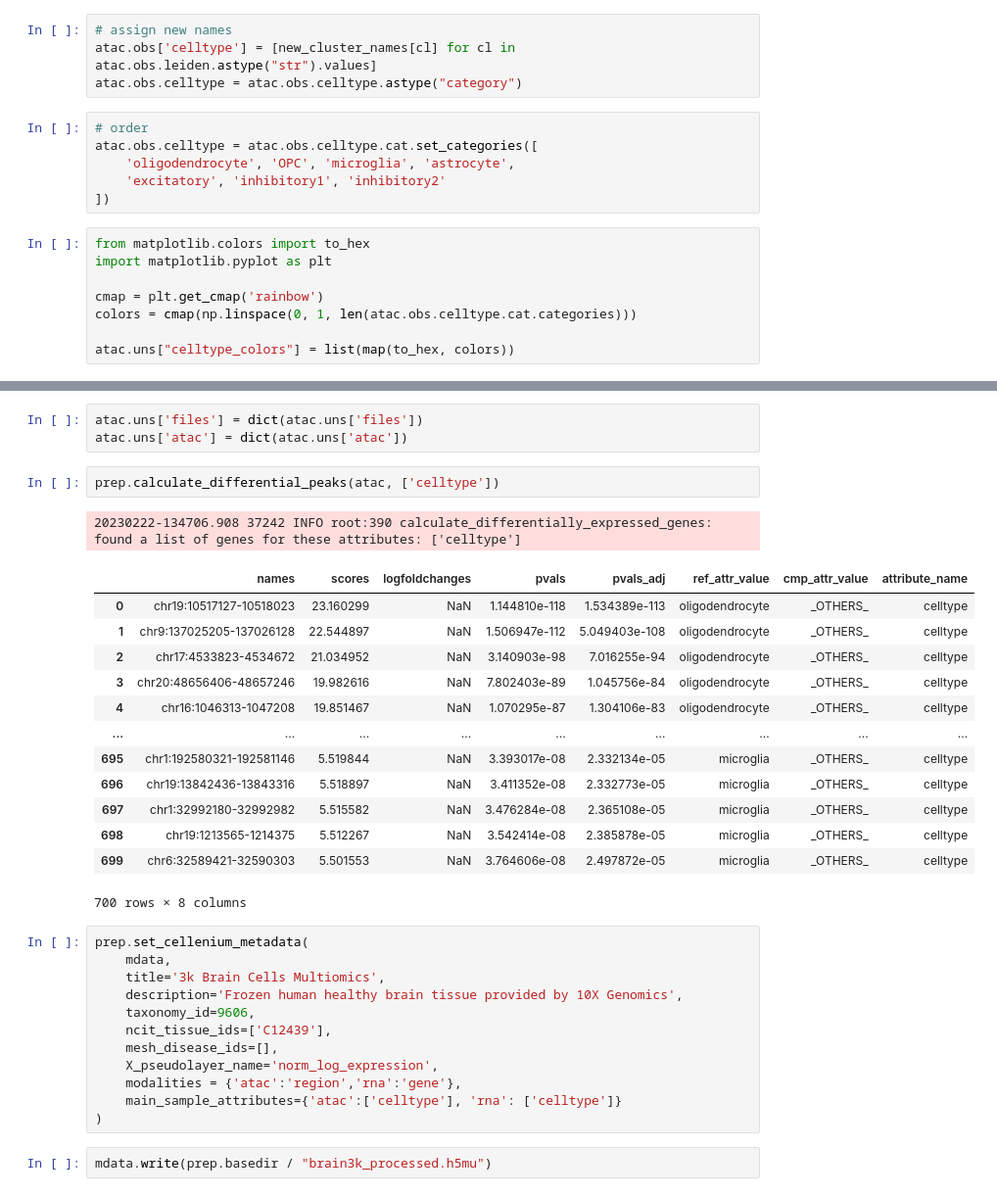
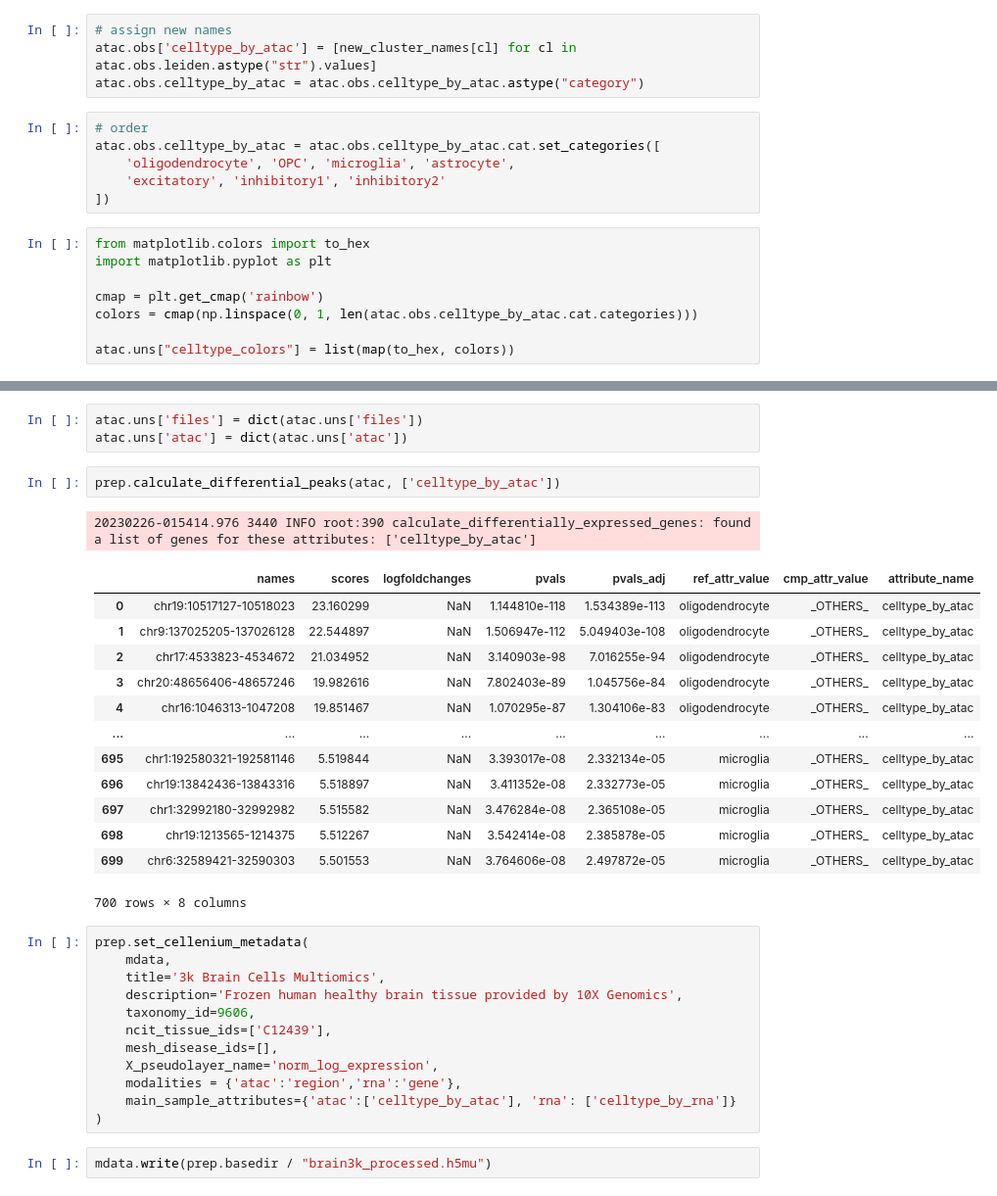
Before and after one commit to Bayer-Group/cellenium, a Jupyter notebook: data_import/public_data/3k_brain_cells.ipynb, the cells around one changed output, grey strips where cells are left out. Shown at 98% size. Cells and saved outputs as stored; diff of their text form.

```diff
--- a/data_import/public_data/3k_brain_cells.ipynb
+++ b/data_import/public_data/3k_brain_cells.ipynb
@@ -240,11 +232,11 @@ new_cluster_names = {
 }
 # %%
 # assign new names
-atac.obs['celltype'] = [new_cluster_names[cl] for cl in atac.obs.leiden.astype("str").values]
-atac.obs.celltype = atac.obs.celltype.astype("category")
+atac.obs['celltype_by_atac'] = [new_cluster_names[cl] for cl in atac.obs.leiden.astype("str").values]
+atac.obs.celltype_by_atac = atac.obs.celltype_by_atac.astype("category")
 # %%
 # order
-atac.obs.celltype = atac.obs.celltype.cat.set_categories([
+atac.obs.celltype_by_atac = atac.obs.celltype_by_atac.cat.set_categories([
     'oligodendrocyte', 'OPC', 'microglia', 'astrocyte',
     'excitatory', 'inhibitory1', 'inhibitory2'
 ])
@@ -253,7 +245,7 @@ from matplotlib.colors import to_hex
 import matplotlib.pyplot as plt
 
 cmap = plt.get_cmap('rainbow')
-colors = cmap(np.linspace(0, 1, len(atac.obs.celltype.cat.categories)))
+colors = cmap(np.linspace(0, 1, len(atac.obs.celltype_by_atac.cat.categories)))
 
 atac.uns["celltype_colors"] = list(map(to_hex, colors))
 # %%
@@ -307,21 +262,21 @@ prep.remove_raw_and_layers(atac)
 atac.uns['files'] = dict(atac.uns['files'])
 atac.uns['atac'] = dict(atac.uns['atac'])
 # %%
-prep.calculate_differential_peaks(atac, ['celltype'])
+prep.calculate_differential_peaks(atac, ['celltype_by_atac'])
 # %% [output]
-20230222-134706.908 37242 INFO root:390 calculate_differentially_expressed_genes: found a list of genes for these attributes: ['celltype']
+20230226-015414.976 3440 INFO root:390 calculate_differentially_expressed_genes: found a list of genes for these attributes: ['celltype_by_atac']
 |  | names | scores | logfoldchanges | pvals | pvals_adj | ref_attr_value | cmp_attr_value | attribute_name |
-| 0 | chr19:10517127-10518023 | 23.160299 | NaN | 1.144810e-118 | 1.534389e-113 | oligodendrocyte | _OTHERS_ | celltype |
-| 1 | chr9:137025205-137026128 | 22.544897 | NaN | 1.506947e-112 | 5.049403e-108 | oligodendrocyte | _OTHERS_ | celltype |
-| 2 | chr17:4533823-4534672 | 21.034952 | NaN | 3.140903e-98 | 7.016255e-94 | oligodendrocyte | _OTHERS_ | celltype |
-| 3 | chr20:48656406-48657246 | 19.982616 | NaN | 7.802403e-89 | 1.045756e-84 | oligodendrocyte | _OTHERS_ | celltype |
-| 4 | chr16:1046313-1047208 | 19.851467 | NaN | 1.070295e-87 | 1.304106e-83 | oligodendrocyte | _OTHERS_ | celltype |
+| 0 | chr19:10517127-10518023 | 23.160299 | NaN | 1.144810e-118 | 1.534389e-113 | oligodendrocyte | _OTHERS_ | celltype_by_atac |
+| 1 | chr9:137025205-137026128 | 22.544897 | NaN | 1.506947e-112 | 5.049403e-108 | oligodendrocyte | _OTHERS_ | celltype_by_atac |
+| 2 | chr17:4533823-4534672 | 21.034952 | NaN | 3.140903e-98 | 7.016255e-94 | oligodendrocyte | _OTHERS_ | celltype_by_atac |
+| 3 | chr20:48656406-48657246 | 19.982616 | NaN | 7.802403e-89 | 1.045756e-84 | oligodendrocyte | _OTHERS_ | celltype_by_atac |
+| 4 | chr16:1046313-1047208 | 19.851467 | NaN | 1.070295e-87 | 1.304106e-83 | oligodendrocyte | _OTHERS_ | celltype_by_atac |
 | ... | ... | ... | ... | ... | ... | ... | ... | ... |
-| 695 | chr1:192580321-192581146 | 5.519844 | NaN | 3.393017e-08 | 2.332134e-05 | microglia | _OTHERS_ | celltype |
-| 696 | chr19:13842436-13843316 | 5.518897 | NaN | 3.411352e-08 | 2.332773e-05 | microglia | _OTHERS_ | celltype |
-| 697 | chr1:32992180-32992982 | 5.515582 | NaN | 3.476284e-08 | 2.365108e-05 | microglia | _OTHERS_ | celltype |
-| 698 | chr19:1213565-1214375 | 5.512267 | NaN | 3.542414e-08 | 2.385878e-05 | microglia | _OTHERS_ | celltype |
-| 699 | chr6:32589421-32590303 | 5.501553 | NaN | 3.764606e-08 | 2.497872e-05 | microglia | _OTHERS_ | celltype |
+| 695 | chr1:192580321-192581146 | 5.519844 | NaN | 3.393017e-08 | 2.332134e-05 | microglia | _OTHERS_ | celltype_by_atac |
+| 696 | chr19:13842436-13843316 | 5.518897 | NaN | 3.411352e-08 | 2.332773e-05 | microglia | _OTHERS_ | celltype_by_atac |
+| 697 | chr1:32992180-32992982 | 5.515582 | NaN | 3.476284e-08 | 2.365108e-05 | microglia | _OTHERS_ | celltype_by_atac |
+| 698 | chr19:1213565-1214375 | 5.512267 | NaN | 3.542414e-08 | 2.385878e-05 | microglia | _OTHERS_ | celltype_by_atac |
+| 699 | chr6:32589421-32590303 | 5.501553 | NaN | 3.764606e-08 | 2.497872e-05 | microglia | _OTHERS_ | celltype_by_atac |
 700 rows × 8 columns
 # %%
 prep.set_cellenium_metadata(
@@ -333,7 +288,7 @@ prep.set_cellenium_metadata(
     mesh_disease_ids=[],
     X_pseudolayer_name='norm_log_expression',
     modalities = {'atac':'region','rna':'gene'},
-    main_sample_attributes={'atac':['celltype'], 'rna': ['celltype']}
+    main_sample_attributes={'atac':['celltype_by_atac'], 'rna': ['celltype_by_rna']}
 )
 # %%
 mdata.write(prep.basedir / "brain3k_processed.h5mu")
```
Also changed, not shown: parts of 49 cells of this notebook.
